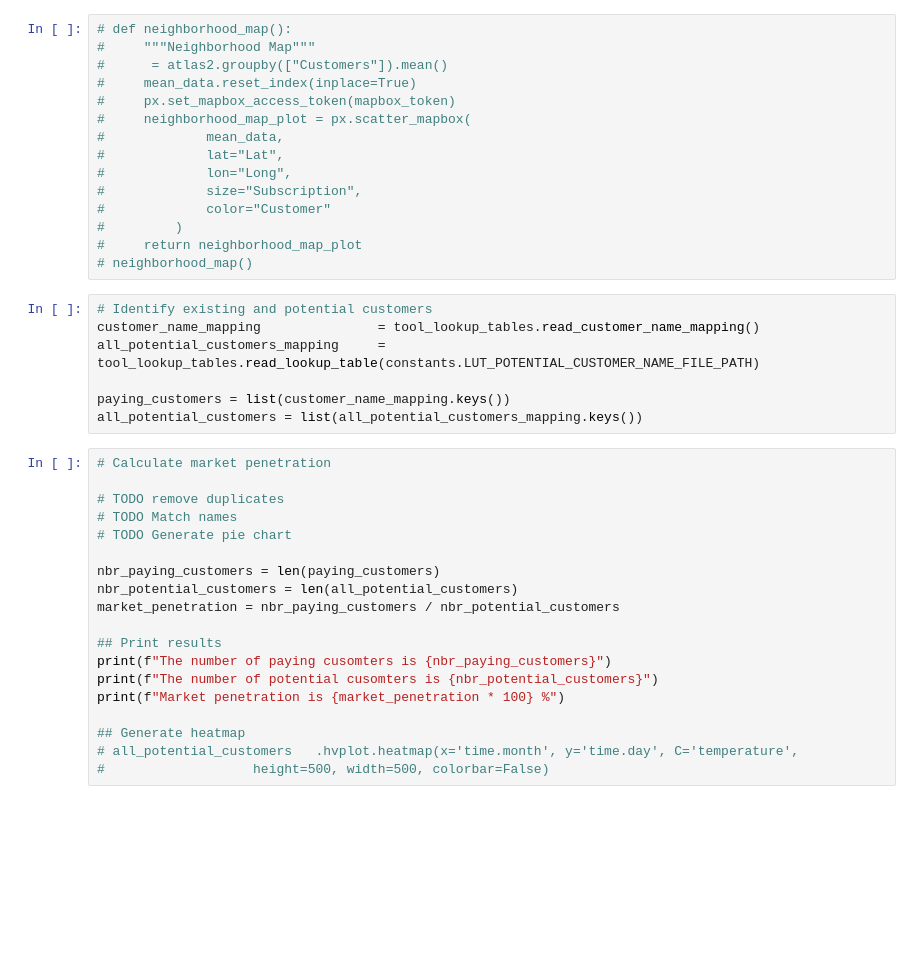
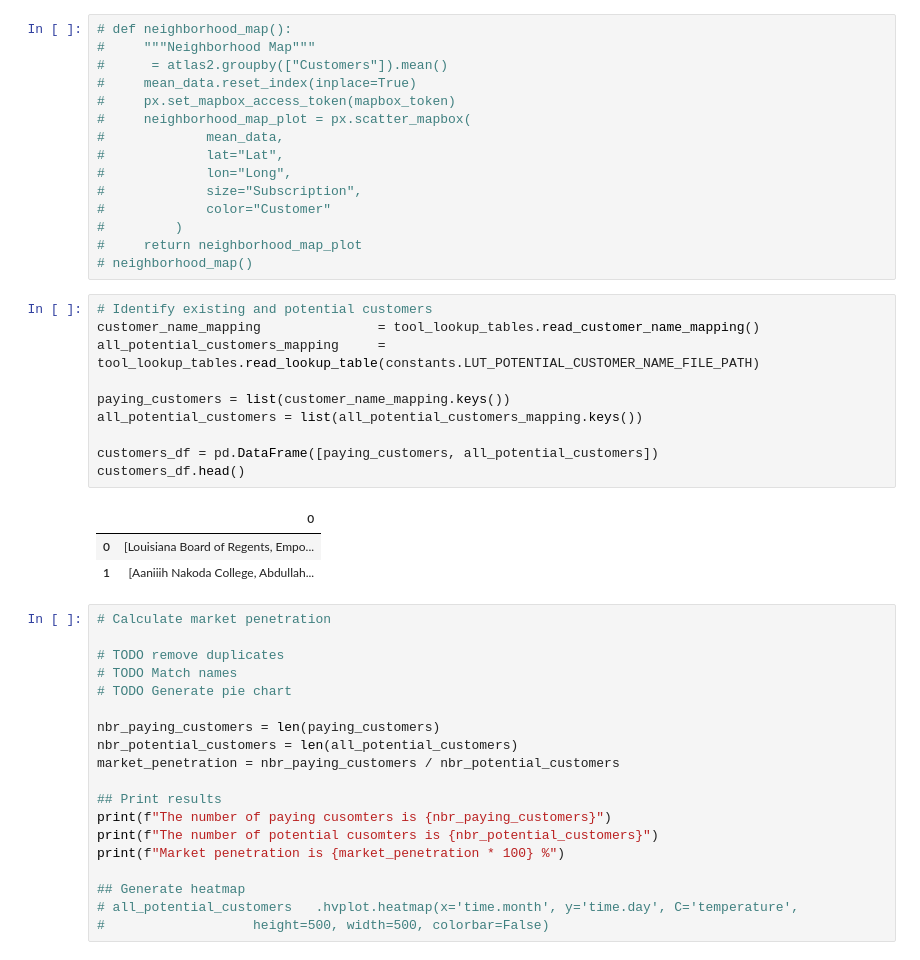
Before and after one commit to dd2-GWFinTech-Projects/Project1_ProductMarketingAnalysis, a Jupyter notebook: 02_Processing/04_CustomerAndMarketAnalysis.ipynb, the cells around one changed output. Cells and saved outputs as stored; diff of their text form; blank space fills up the shorter version.

```diff
--- a/02_Processing/04_CustomerAndMarketAnalysis.ipynb
+++ b/02_Processing/04_CustomerAndMarketAnalysis.ipynb
@@ -227,10 +227,17 @@ total_data
 # %%
 # Identify existing and potential customers
 customer_name_mapping               = tool_lookup_tables.read_customer_name_mapping()
 all_potential_customers_mapping     = tool_lookup_tables.read_lookup_table(constants.LUT_POTENTIAL_CUSTOMER_NAME_FILE_PATH)
 
 paying_customers = list(customer_name_mapping.keys())
 all_potential_customers = list(all_potential_customers_mapping.keys())
+
+customers_df = pd.DataFrame([paying_customers, all_potential_customers])
+customers_df.head()
+# %% [output]
+|  | 0 |
+| 0 | [Louisiana Board of Regents, Empo... |
+| 1 | [Aaniiih Nakoda College, Abdullah... |
 # %%
 # Calculate market penetration
 
```
Also changed, not shown: 1 other file.
